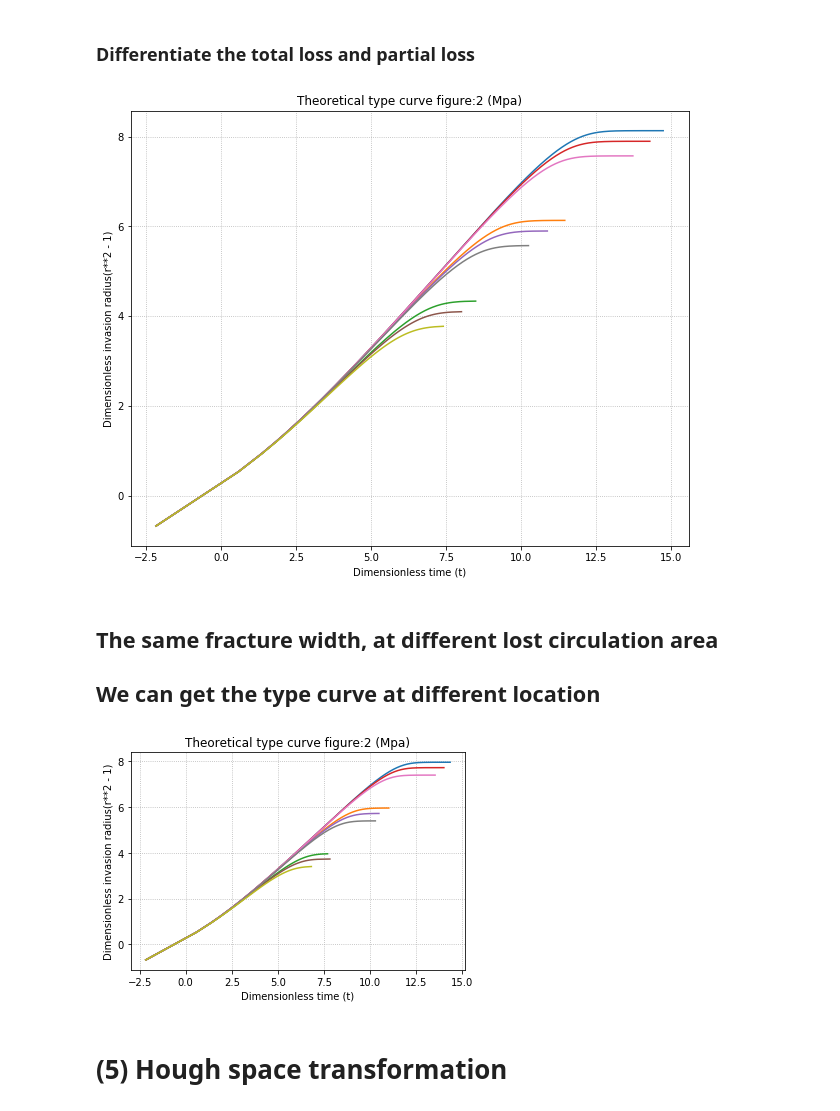
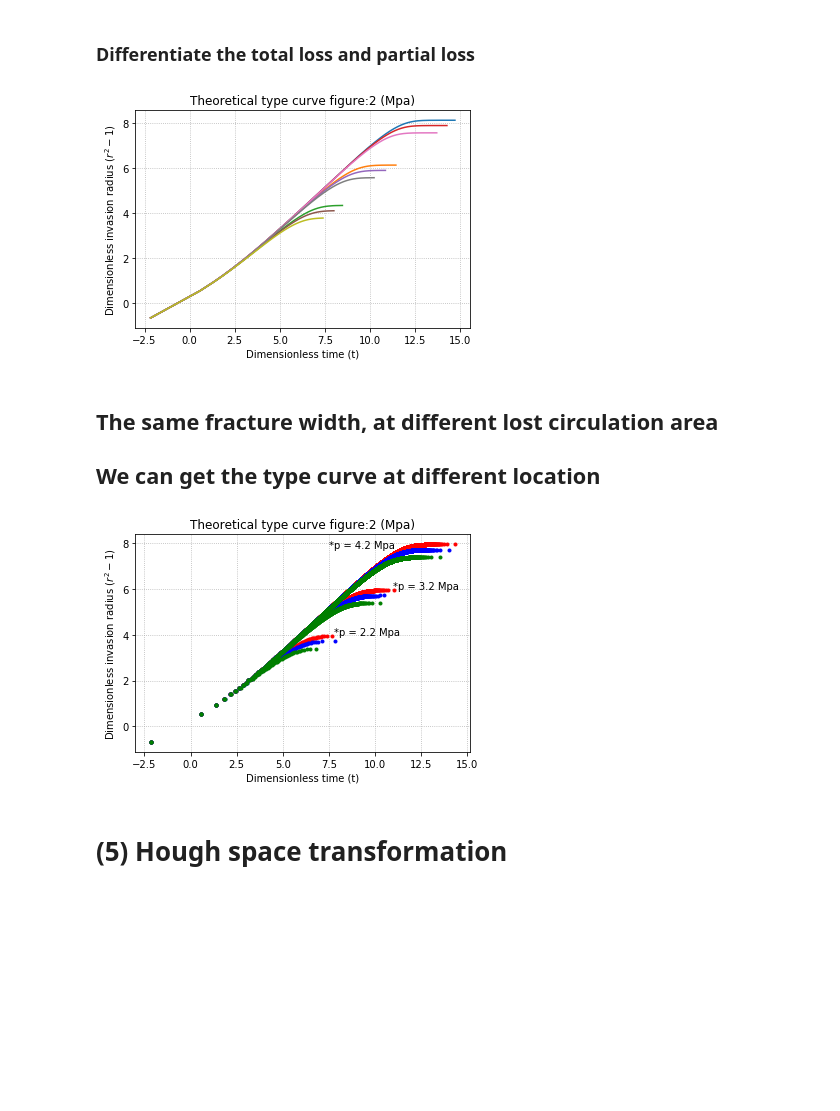
Before and after one commit to rui-ren/Simultaneous-Localization-and-Mapping, a Jupyter notebook: Linear Regression and Linearization of Drilling data.ipynb, the cells around one changed output. Cells and saved outputs as stored; diff of their text form; code cells hidden in the pictures; blank space fills up the shorter version.

```diff
--- a/Linear Regression and Linearization of Drilling data.ipynb
+++ b/Linear Regression and Linearization of Drilling data.ipynb
@@ -417,39 +417,38 @@ for j, delta_p in enumerate(delta_ps):
 
         Radius_d = np.arange(Radius_d_init, Radius_d_alti)
         total_time_step = len(Radius_d)
         # calculation the time step matrices
         Rad_ds['%i' % delta_p].append(Radius_d);
 
     # seven matrices
     # use quad integration
 
     for k,a in enumerate(Dimensionless_a):
         Y = [quad(f,1.01,int_val)[0] for int_val in Rad_ds['%i' % delta_p][k]]
         Time_ds['%i' % delta_p].append(Y)
 
 R_d = pd.DataFrame(Rad_ds)
 T_d = pd.DataFrame(Time_ds)
 
-plt.figure(figsize=(10,8))
-
+#plt.figure(figsize=(10,8))
+figure, ax3 = plt.subplots()
 for i in delta_ps:         # iterate for delta_ps
-    for j in range(len(delta_ps)):     # iterate for dimensionless_a
+    for j in range(len(Dimensionless_a)):     # iterate for dimensionless_a
         plt.plot(np.log10(T_d['%i'%i][j][:]),np.log10(R_d['%i'%i][j][:]**2 - 1), '-')
 
 plt.title('Theoretical type curve figure:%i (Mpa)' %(delta_p/1000000.))
 plt.xlabel('Dimensionless time (t)')
-plt.ylabel('Dimensionless invasion radius(r**2 - 1)')
+plt.ylabel('Dimensionless invasion radius $({r^2 - 1})$')
 # plt.legend()
 
-ax3 = plt.axes()
 ax3.xaxis.grid(True, which = 'Major', linestyle='dotted')
 ax3.yaxis.grid(True, which = 'Major', linestyle='dotted')
 
 # Good time_step algorithm.
 # Radius_d  the fluid invasion radius.
 plt.ioff()
 # %% [output]
-[figure, old version]
+[figure, new version]
 # %%
 
 # plot the hough space transformation!
@@ -457,7 +456,6 @@ plt.ioff()
 ## The same fracture width, at different lost circulation area
 ##  We can get the type curve at different location
 # %%
-
 from scipy.integrate import quad
 import numpy as np
 import pandas as pd
@@ -465,10 +463,8 @@ import pandas as pd
 # input the basic drilling parameters
 m = 0.65                 # flow behavior index
 K = 1.85                 # fluid consistency
-delta_p = 3.2 * 10**6    # over-pressure
 tau_y = 5.62             # yield stress pa
-r_w = 311.2 /2 /1000     # wellbore radius
-
+r_w = 311.2 /2 /1000     # wellbore radius-
 
 delta_ps = [4.2*10**6, 3.2*10**6, 2.2*10**6]
 # calculation time step
@@ -479,7 +475,6 @@ Time_ds = {}
 for delta_p in delta_ps:
     Rad_ds['%i' % delta_p] = []
     Time_ds['%i' % delta_p] = []
-
 
 # iterate the pressure
 for j, delta_p in enumerate(delta_ps):
@@ -517,20 +512,24 @@ fig, ax = plt.subplots()
 ax.xaxis.grid(True, which = 'Major', linestyle='dotted')
 ax.yaxis.grid(True, which = 'Major', linestyle='dotted')
 
+color = ['r', 'b', 'g']
+col = 0
 for i in delta_ps:         # iterate for delta_ps
-    for j in range(len(delta_ps)):     # iterate for dimensionless_a
-        ax.plot(np.log10(T_d['%i'%i][j][:]),np.log10(R_d['%i'%i][j][:]**2 - 1), '-')
+    for j in range(len(Dimensionless_a)):     # iterate for dimensionless_a
+        ax.plot(np.log10(T_d['%i'%i][j][:]),np.log10(R_d['%i'%i][j][:]**2 - 1), '.', c = color[col])
+    col += 1
 
 plt.title('Theoretical type curve figure:%i (Mpa)' %(delta_p/1000000.))
 plt.xlabel('Dimensionless time (t)')
-plt.ylabel('Dimensionless invasion radius(r**2 - 1)')
+plt.ylabel('Dimensionless invasion radius $({r^2 - 1})$')
 # plt.legend()
-
-
+ax.annotate('*p = 2.2 Mpa', xy = (7.8,4))
+ax.annotate('*p = 3.2 Mpa', xy = (11, 6))
+ax.annotate('*p = 4.2 Mpa', xy = (7.5,7.8))
 # Good time_step algorithm.
 # Radius_d  the fluid invasion radius.
 plt.ioff()
 # %% [output]
-[figure, old version]
+[figure, new version]
 # %% [markdown]
 # (5) Hough space transformation
```
Also changed, not shown: parts of 10 cells of this notebook.
